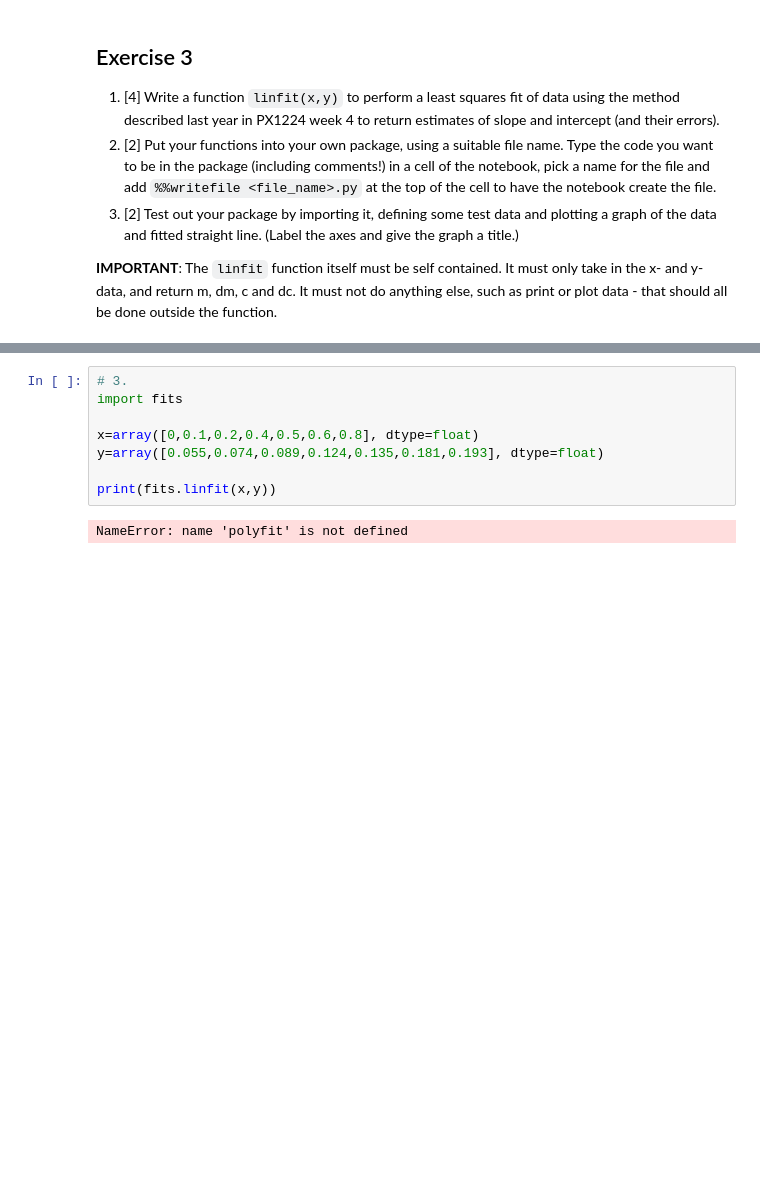
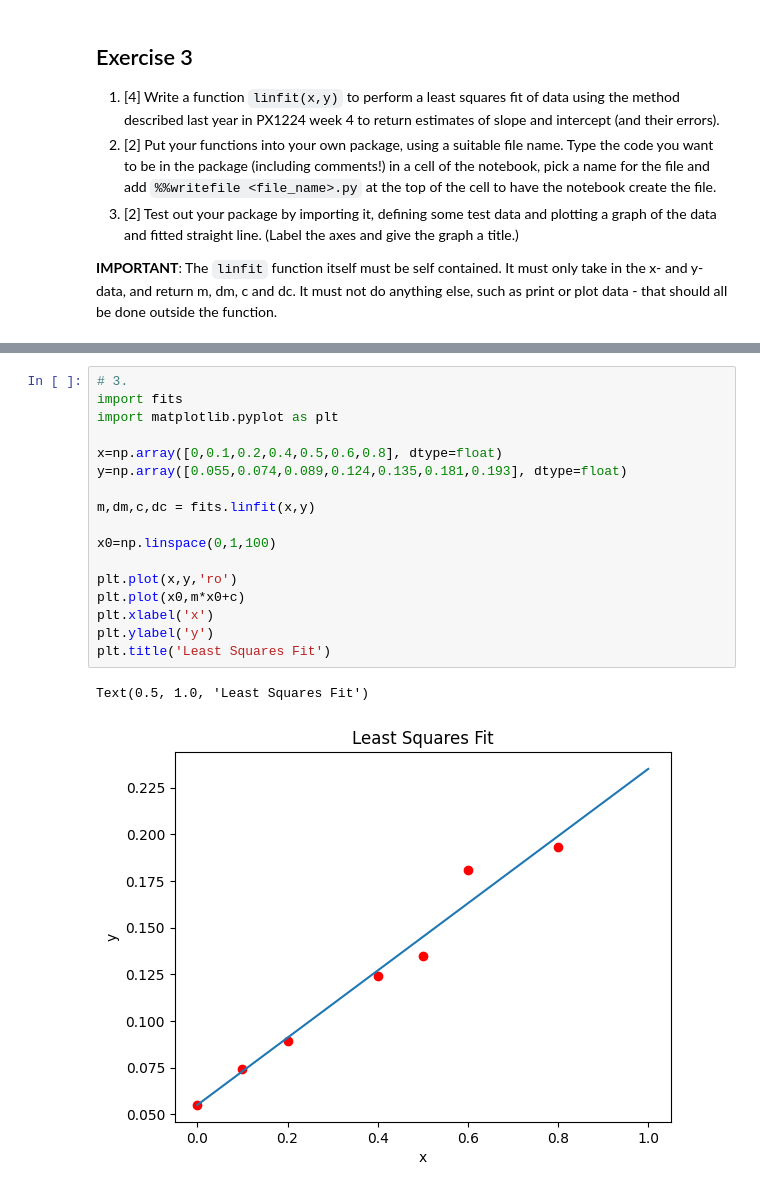
Before and after one commit to PX2145-2025/week-2-b-Ridge-Ewan-313, a Jupyter notebook: Functions.ipynb, the cells around one changed output, grey strips where cells are left out. Drawn from its saved outputs; the diff is of its cells as text; blank space fills up the shorter version.

```diff
--- a/Functions.ipynb
+++ b/Functions.ipynb
@@ -429,10 +186,20 @@ Overwriting fits.py
 # %%
 # 3.
 import fits
+import matplotlib.pyplot as plt
 
-x=array([0,0.1,0.2,0.4,0.5,0.6,0.8], dtype=float)
-y=array([0.055,0.074,0.089,0.124,0.135,0.181,0.193], dtype=float)
+x=np.array([0,0.1,0.2,0.4,0.5,0.6,0.8], dtype=float)
+y=np.array([0.055,0.074,0.089,0.124,0.135,0.181,0.193], dtype=float)
 
-print(fits.linfit(x,y))
+m,dm,c,dc = fits.linfit(x,y)
+
+x0=np.linspace(0,1,100)
+
+plt.plot(x,y,'ro')
+plt.plot(x0,m*x0+c)
+plt.xlabel('x')
+plt.ylabel('y')
+plt.title('Least Squares Fit')
 # %% [output]
-NameError: name 'polyfit' is not defined
+Text(0.5, 1.0, 'Least Squares Fit')
+[figure, added]
```
Also changed, not shown: parts of 44 cells of this notebook.
